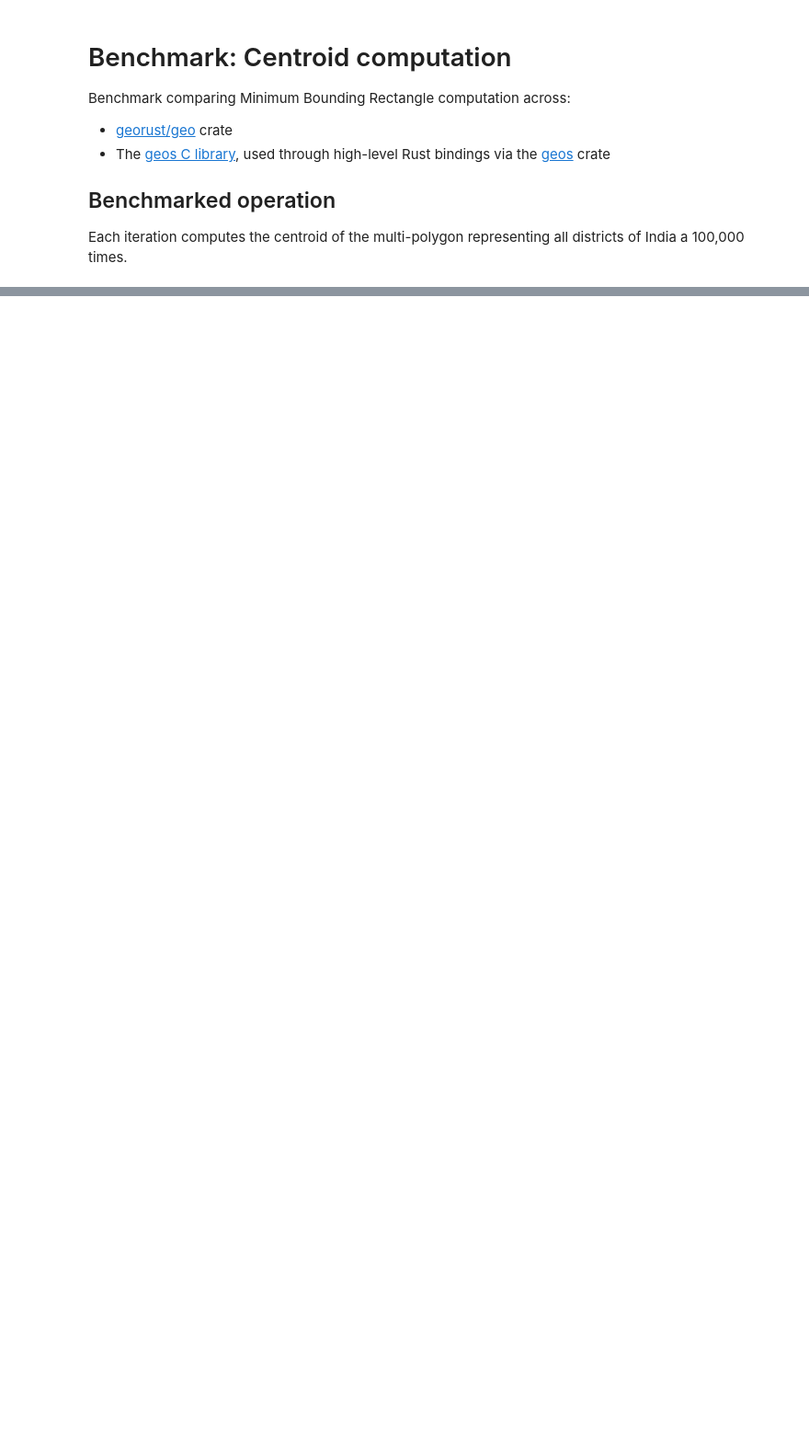
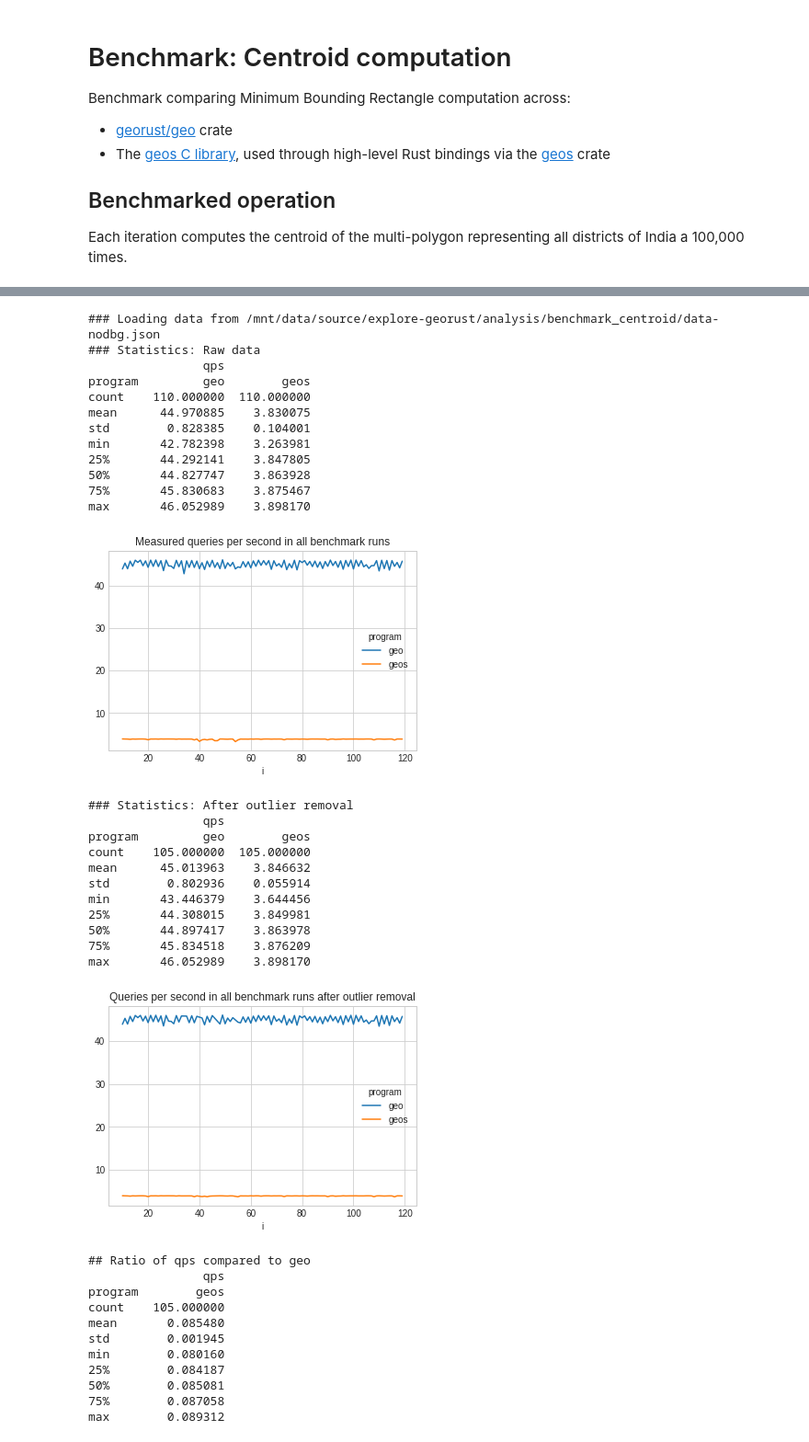
Before and after one commit to callpraths/explore-georust, a Jupyter notebook: analysis/benchmark_centroid/main.ipynb, the cells around one changed output, grey strips where cells are left out. Shown at 92% size. Drawn from its saved outputs; the diff is of its cells as text; code cells hidden in the pictures; blank space fills up the shorter version.

Commit message:
Benchmark geos with (-O2) and without dbginfo (-O3)

```diff
--- a/analysis/benchmark_centroid/main.ipynb
+++ b/analysis/benchmark_centroid/main.ipynb
@@ -104,0 +114,41 @@ perf report -i perf.data --call-graph=fractal,0.5
+# %%
+import os
+data_absolute_path = os.path.join(os.getcwd(), 'data-nodbg.json')
+%run ../common/benchmark_analysis.ipynb
+# %% [output]
+### Loading data from /mnt/data/source/explore-georust/analysis/benchmark_centroid/data-nodbg.json
+### Statistics: Raw data
+                qps
+program         geo        geos
+count    110.000000  110.000000
+mean      44.970885    3.830075
+std        0.828385    0.104001
+min       42.782398    3.263981
+25%       44.292141    3.847805
+50%       44.827747    3.863928
+75%       45.830683    3.875467
+max       46.052989    3.898170
+[figure, added]
+### Statistics: After outlier removal
+                qps
+program         geo        geos
+count    105.000000  105.000000
+mean      45.013963    3.846632
+std        0.802936    0.055914
+min       43.446379    3.644456
+25%       44.308015    3.849981
+50%       44.897417    3.863978
+75%       45.834518    3.876209
+max       46.052989    3.898170
+[figure, added]
+## Ratio of qps compared to geo
+                qps
+program        geos
+count    105.000000
+mean       0.085480
+std        0.001945
+min        0.080160
+25%        0.084187
+50%        0.085081
+75%        0.087058
+max        0.089312
```
Also changed, not shown: parts of 4 cells of this notebook, 25 other files.
